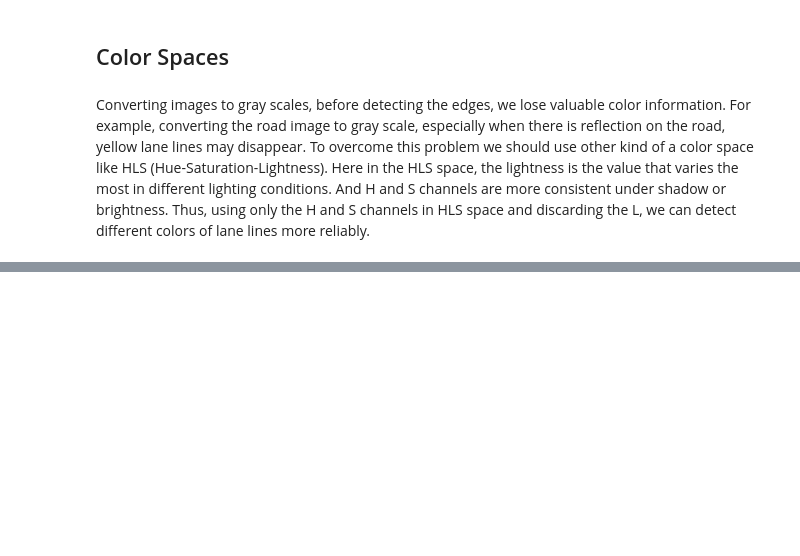
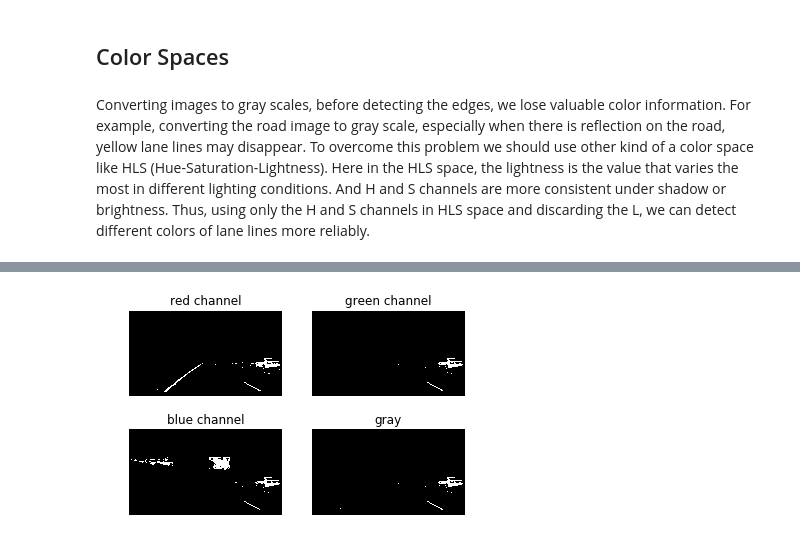
Before and after one commit to musa-atlihan/CarND-Advanced-Lane-Lines, a Jupyter notebook: project-report.ipynb, the cells around one changed output, grey strips where cells are left out. Drawn from its saved outputs; the diff is of its cells as text; code cells hidden in the pictures; blank space fills up the shorter version.

```diff
--- a/project-report.ipynb
+++ b/project-report.ipynb
@@ -387,0 +402,42 @@ Converting images to gray scales, before detecting the edges, we lose valuable c
+# %%
+# also get gray channel
+gray = cv2.cvtColor(img, cv2.COLOR_RGB2GRAY)
+
+# define a threshold
+thr = (220, 255)
+img_r = img[:,:,0] # red channel
+img_g = img[:,:,1] # green channel
+img_b = img[:,:,2] # blue channel
+
+# apply thresholding
+bin_r = np.zeros_like(img_r)
+bin_g = np.zeros_like(img_r)
+bin_b = np.zeros_like(img_r)
+bin_gray = np.zeros_like(gray)
+
+bin_r[(img_r > thr[0]) & (img_r <= thr[1])] = 1
+bin_g[(img_g > thr[0]) & (img_g <= thr[1])] = 1
+bin_b[(img_b > thr[0]) & (img_b <= thr[1])] = 1
+bin_gray[(gray > thr[0]) & (gray <= thr[1])] = 1
+
+# display the results
+plt.subplot(2,2,1)
+plt.imshow(bin_r, cmap='gray')
+plt.axis('off')
+plt.title('red channel')
+plt.subplot(2,2,2)
+plt.imshow(bin_g, cmap='gray')
+plt.axis('off')
+plt.title('green channel')
+plt.subplot(2,2,3)
+plt.imshow(bin_b, cmap='gray')
+plt.axis('off')
+plt.title('blue channel')
+plt.subplot(2,2,4)
+plt.imshow(bin_gray, cmap='gray')
+plt.axis('off')
+plt.title('gray')
+plt.show()
+plt.close()
+# %% [output]
+[figure, added]
```
Also changed, not shown: parts of 18 cells of this notebook, 8 other files.
